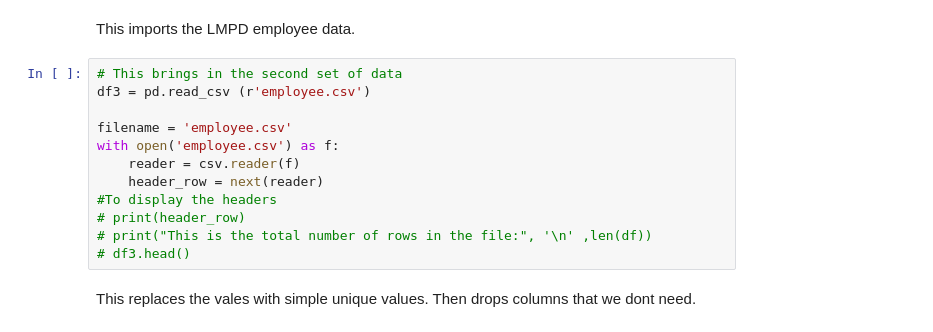
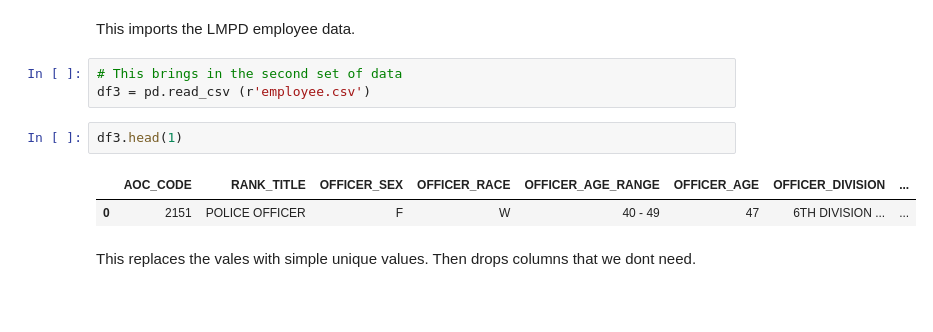
Before and after one commit to dmorton714/lmpd, a Jupyter notebook: final_code.ipynb, the cells around one changed output. Cells and saved outputs as stored; diff of their text form; blank space fills up the shorter version.

```diff
--- a/final_code.ipynb
+++ b/final_code.ipynb
@@ -54,18 +64,14 @@ df.o_race.unique()
 array(['ASIAN', 'BLACK', 'HISPANIC', 'WHITE'], dtype=object)
 # %% [markdown]
 This imports the LMPD employee data.
-# %%
-# This brings in the second set of data
-df3 = pd.read_csv (r'employee.csv')
-
-filename = 'employee.csv'
-with open('employee.csv') as f:
-    reader = csv.reader(f)
-    header_row = next(reader)
-#To display the headers
-# print(header_row)
-# print("This is the total number of rows in the file:", '\n' ,len(df))
-# df3.head()
+# %%
+# This brings in the second set of data
+df3 = pd.read_csv (r'employee.csv')
+# %%
+df3.head(1)
+# %% [output]
+|  | AOC_CODE | RANK_TITLE | OFFICER_SEX | OFFICER_RACE | OFFICER_AGE_RANGE | OFFICER_AGE | OFFICER_DIVISION | ... |
+| 0 | 2151 | POLICE OFFICER | F | W | 40 - 49 | 47 | 6TH DIVISION ... | ... |
 # %% [markdown]
 This replaces the vales with simple unique values. Then drops columns that we dont need.
 # %%
```
Also changed, not shown: parts of 13 cells of this notebook, 3 other files.
